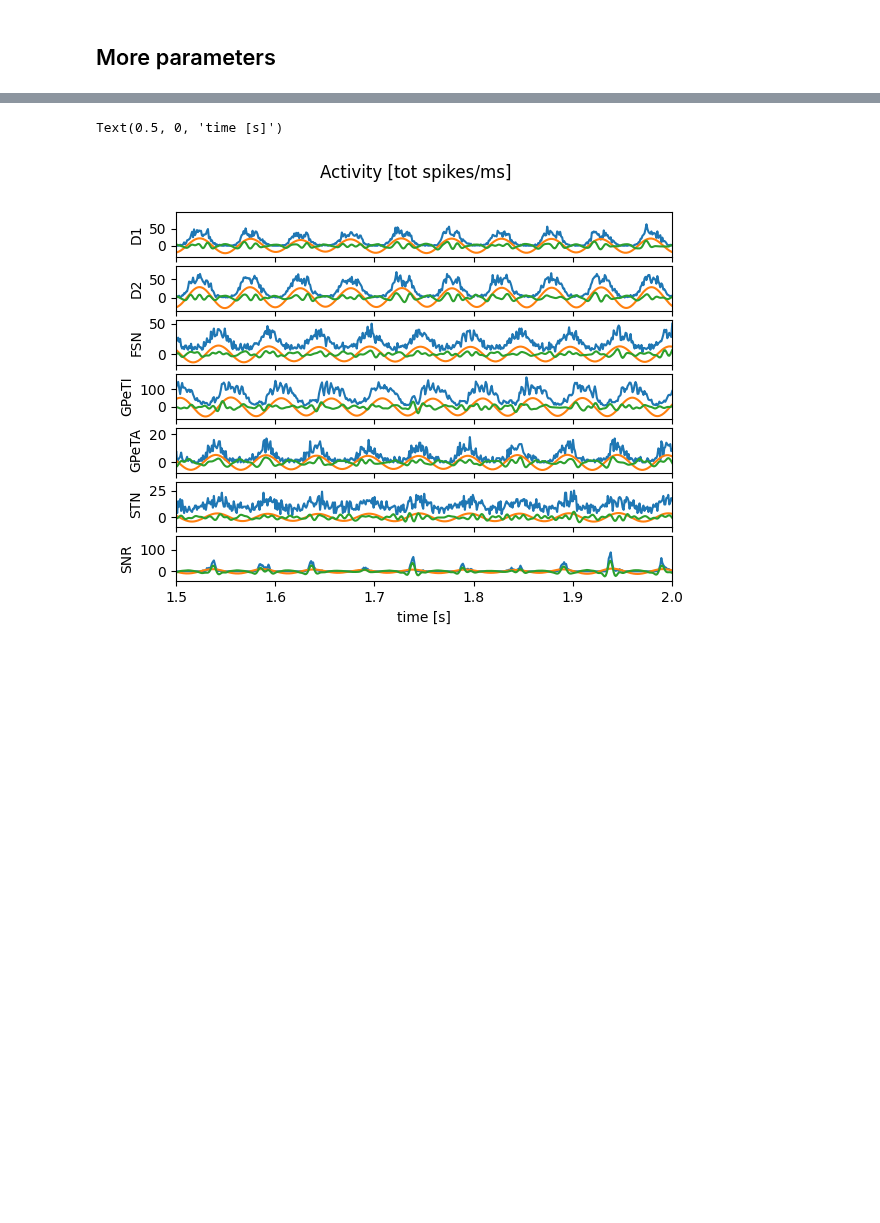
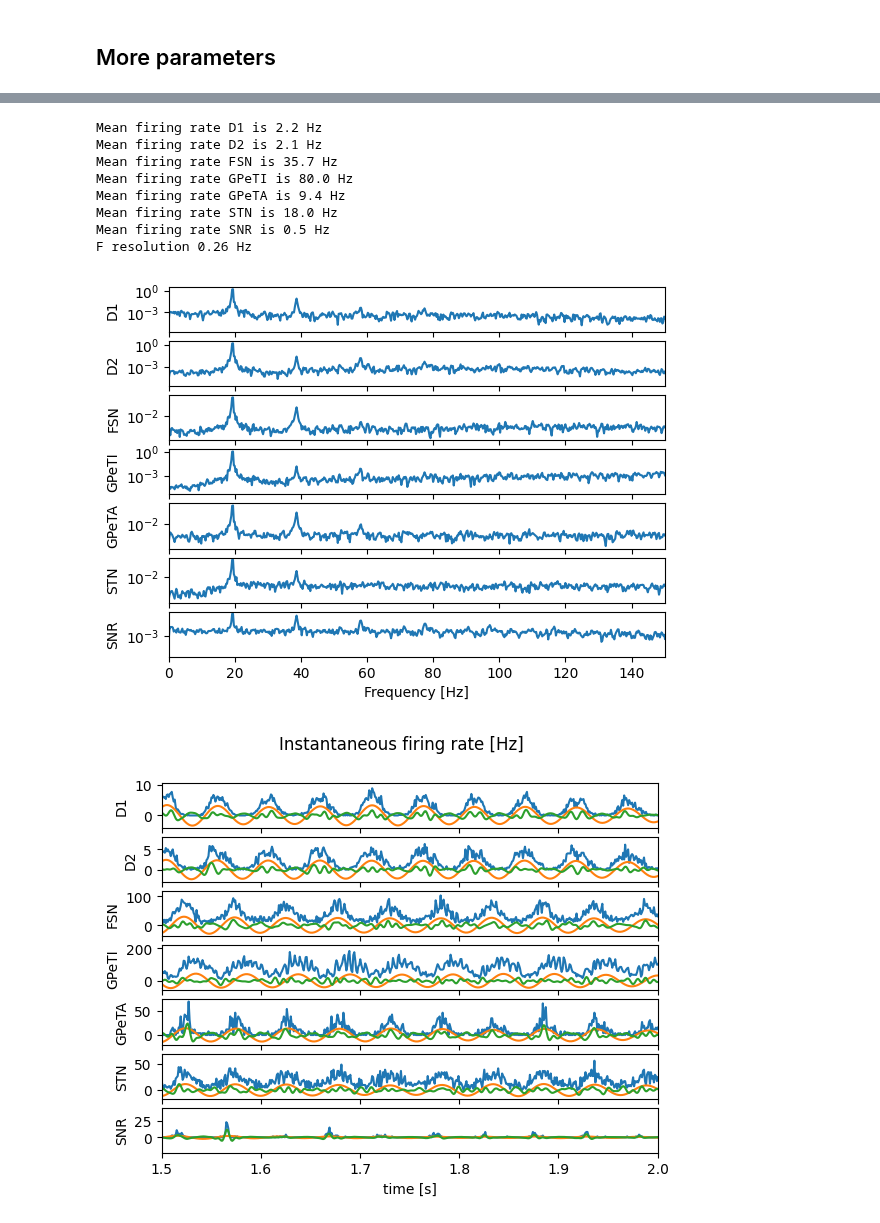
Before and after one commit to djanloo/quilt, a Jupyter notebook: bg_analysis/basal_ganglia.ipynb, the cells around one changed output, grey strips where cells are left out. Drawn from its saved outputs; the diff is of its cells as text; code cells hidden in the pictures; blank space fills up the shorter version.

```diff
--- a/bg_analysis/basal_ganglia.ipynb
+++ b/bg_analysis/basal_ganglia.ipynb
@@ -375,6 +418,6 @@ best_params = study_entropy.best_params
 print(best_params)
 print(study_entropy.best_value)
 
-# sn = build_network(**best_params)
-sn = build_network(D1_freq=best_params['D1_freq'], D2_freq=best_params['D2_freq'])
-sn.run(dt=0.1, time=1000)
+sn = build_network(**best_params)
+# sn = build_network(D1_freq=best_params['D1_freq'], D2_freq=best_params['D2_freq'])
+sn.run(dt=dt, time=Tlong)
@@ -381,11 +442,2 @@ sn.run(dt=0.1, time=1000)
 # %%
-fig, ax = plt.subplots()
-
-pop = "D1"
-binned_spikes[pop] = bin_spikes(sn.populations[pop].get_data()['spikes'])
-tt = np.linspace(0, 5, len(binned_spikes[pop]))
-plt.plot(tt, binned_spikes[pop])
-plt.plot(tt, bandpass(binned_spikes[pop], [12, 24], 1000), label="beta")
-plt.plot(tt, bandpass(binned_spikes[pop], [30, 140], 1000), label="gamma")
-plt.xlim(0, 5)
-plt.legend()
+plot_signals(sn)
@@ -398,8 +452,8 @@ def build_network(D1_freq = 1120, D2_freq = 972.972, D1_weight=0.45, D2_weight=0
                     FSNtoD1_w=6.6, FSNtoD2_w=4.8,
                     weight_delta=0, delay_delta=0.0):
 
-    catalogue = NeuronCatalogue.from_yaml("tests/basal_ganglia_neurons.yaml")
-    sn = SpikingNetwork.from_yaml("tests/basal_ganglia_network.yaml", catalogue)
+    global neuron_catalogue
+    sn = SpikingNetwork.from_yaml(NETWORK_FILE, neuron_catalogue)
 
     # sn.rescale_populations(0.1)
     # sn.rescale_connectivity(1)
@@ -448,7 +502,7 @@ def optimize_spectral_entropy_2(trial):
     #                 FSNtoD1_w=6.6, FSNtoD2_w=4.8,
     #                 weight_delta=0, delay_delta=0.0)
     sn = build_network(**params_suggestions)
-    sn.run(dt=0.1, time=T)
+    sn.run(dt=0.1, time=Tshort)
     return spectral_entropy(sn, "D1")
 # %%
 set_verbosity(0)
@@ -485,5 +534,5 @@ print(study_entropy2.best_value)
 
 sn = build_network(**best_params)
 
-sn.run(dt=0.1, time=8000)
+sn.run(dt=dt, time=Tlong)
 # %% [output]
@@ -507,18 +556,14 @@ Population evolution stats:
 # %%
-fig, axes = plt.subplots(len(sn.populations), 1, sharex=True)
-binned_spikes= dict()
-pop = "D1"
-for ax, pop in zip(axes, sn.populations):
-    binned_spikes[pop] = bin_spikes(sn.populations[pop].get_data()['spikes'])
-    tt = np.linspace(0, 8, len(binned_spikes[pop]))
-    ax.plot(tt, binned_spikes[pop])
-    ax.plot(tt, bandpass(binned_spikes[pop], [12, 24], 1000), label="beta")
-    ax.plot(tt, bandpass(binned_spikes[pop], [30, 140], 1000), label="gamma")
-    ax.set_ylabel(pop)
-ax.set_xlim(1.5, 2)
-fig.suptitle("Activity [tot spikes/ms]")
-ax.set_xlabel("time [s]")
-# fig.legend()
+plot_spectrum(sn)
+plot_signals(sn)
 # %% [output]
-Text(0.5, 0, 'time [s]')
+Mean firing rate D1 is 2.2 Hz
+Mean firing rate D2 is 2.1 Hz
+Mean firing rate FSN is 35.7 Hz
+Mean firing rate GPeTI is 80.0 Hz
+Mean firing rate GPeTA is 9.4 Hz
+Mean firing rate STN is 18.0 Hz
+Mean firing rate SNR is 0.5 Hz
+F resolution 0.26 Hz
-[figure, old version]
+[figure, new version]
+[figure, added]
```
Also changed, not shown: parts of 26 cells of this notebook, 2 other files.
